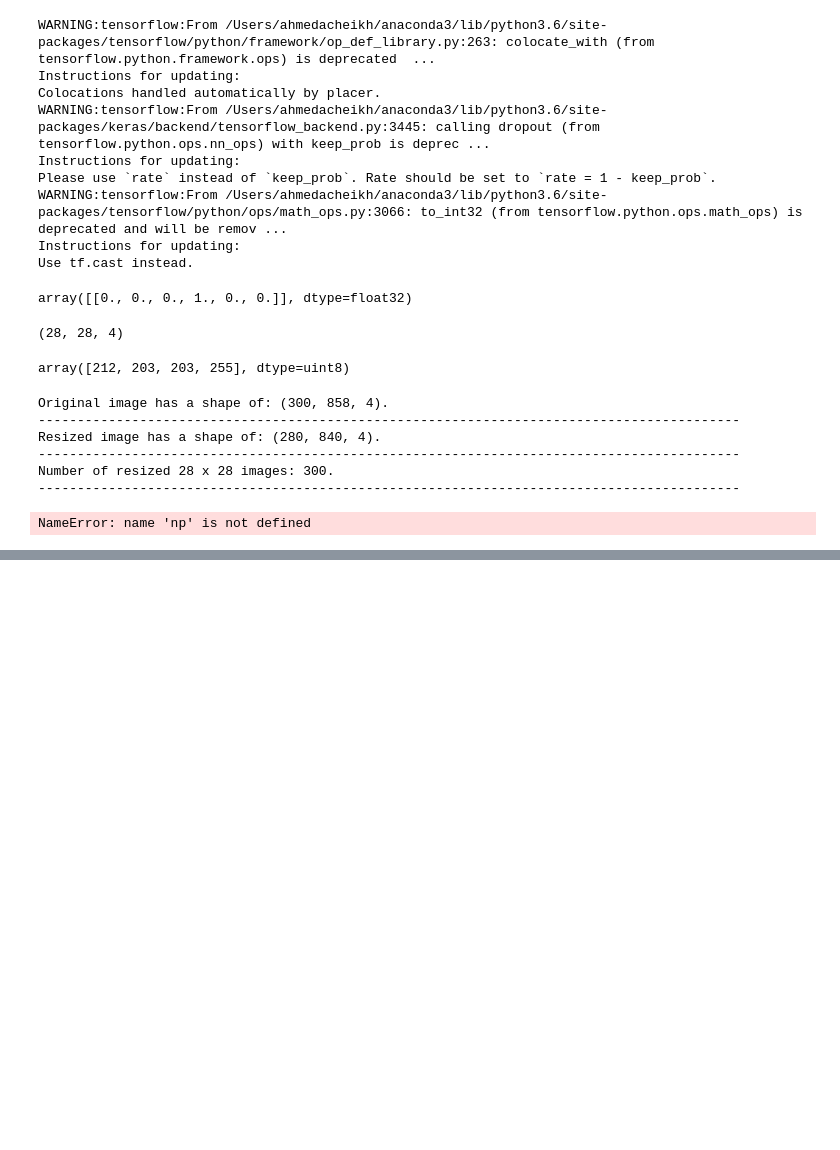
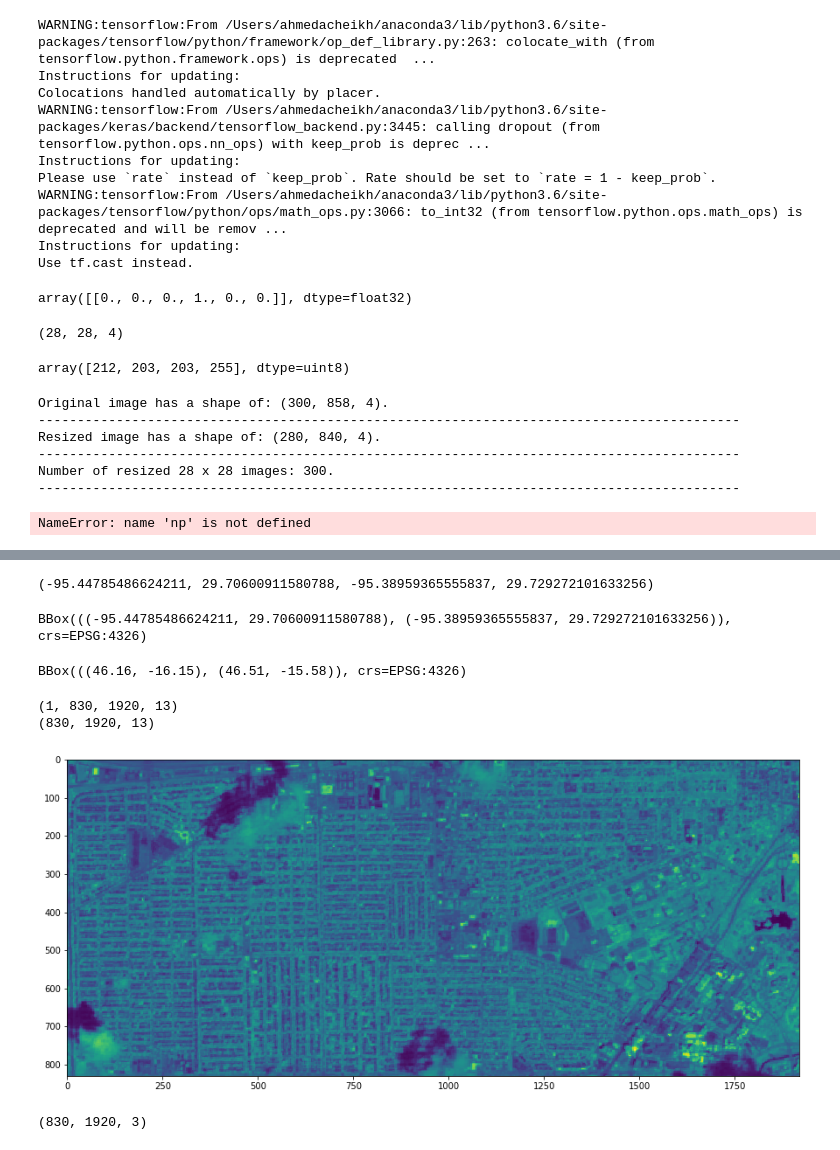
Before and after one commit to ziangzhang10/satellite-data-machine-learning, a Jupyter notebook: test-notebooks/image-cropper.ipynb, the cells around one changed output, grey strips where cells are left out. Cells and saved outputs as stored; diff of their text form; code cells hidden in the pictures; blank space fills up the shorter version.

Commit message:
pushing cropper test on satellite images

```diff
--- a/test-notebooks/image-cropper.ipynb
+++ b/test-notebooks/image-cropper.ipynb
@@ -324,0 +334,21 @@ NameError: name 'np' is not defined
+# %%
+# To plot image, given one value, or RGB
+def plot_image(image, factor=1):
+    """
+    Utility function for plotting RGB images.
+    """
+    fig = plt.subplots(nrows=1, ncols=1, figsize=(15, 7))
+
+    if np.issubdtype(image.dtype, np.floating):
+        plt.imshow(np.minimum(image * factor, 1))
+    else:
+        plt.imshow(image)
+# %%
+# To calc bounding box, given geojson
+def bbox(coord_list):
+    box = []
+    for i in (0,1):
+        res = sorted(coord_list, key=lambda x:x[i])
+        box.append((res[0][i],res[-1][i]))
+    ret = box[0][0], box[1][0], box[0][1], box[1][1]
+    return ret
@@ -324,0 +2546,42 @@ NameError: name 'np' is not defined
+# %%
+rice_bbox = bbox(rice_unit_polygon)
+print(rice_bbox)
+rice_bbox = BBox(rice_bbox, crs=CRS.WGS84)
+rice_bbox
+# %% [output]
+(-95.44785486624211, 29.70600911580788, -95.38959365555837, 29.729272101633256)
+BBox(((-95.44785486624211, 29.70600911580788), (-95.38959365555837, 29.729272101633256)), crs=EPSG:4326)
+# %%
+betsiboka_bbox = BBox(bbox=betsiboka_coords_wgs84, crs=CRS.WGS84)
+betsiboka_bbox
+# %% [output]
+BBox(((46.16, -16.15), (46.51, -15.58)), crs=EPSG:4326)
+# %%
+INSTANCE_ID = 'a4034e3c-87f3-46b3-b670-875ca281e5bd'
+
+wms_bands_request = WmsRequest(layer='BANDS-S2-L1C',
+                               bbox = rice_bbox,
+                               #geometry=rice_unit_polygon,
+                               #time=('2017-12-01', '2017-12-31'),
+                               time='latest',
+                               maxcc=0.1,  # MUST HAVE!!! Low cloud coverage
+                               width=1920,
+                               image_format=MimeType.TIFF_d32f,
+                               instance_id=INSTANCE_ID)
+wms_bands_img = wms_bands_request.get_data()
+# %%
+print(np.shape(wms_bands_img))
+
+print(np.shape(wms_bands_img[0]))
+# %% [output]
+(1, 830, 1920, 13)
+(830, 1920, 13)
+# %%
+image7 = wms_bands_img[-1][:, :, 7]
+plot_image(wms_bands_img[-1][:, :, 7])
+# %% [output]
+[figure, added]
+# %%
+(wms_bands_img[-1][:, :, [3, 2, 1]]).shape
+# %% [output]
+(830, 1920, 3)
```
Also changed, not shown: parts of 7 cells of this notebook, 1 other file.
